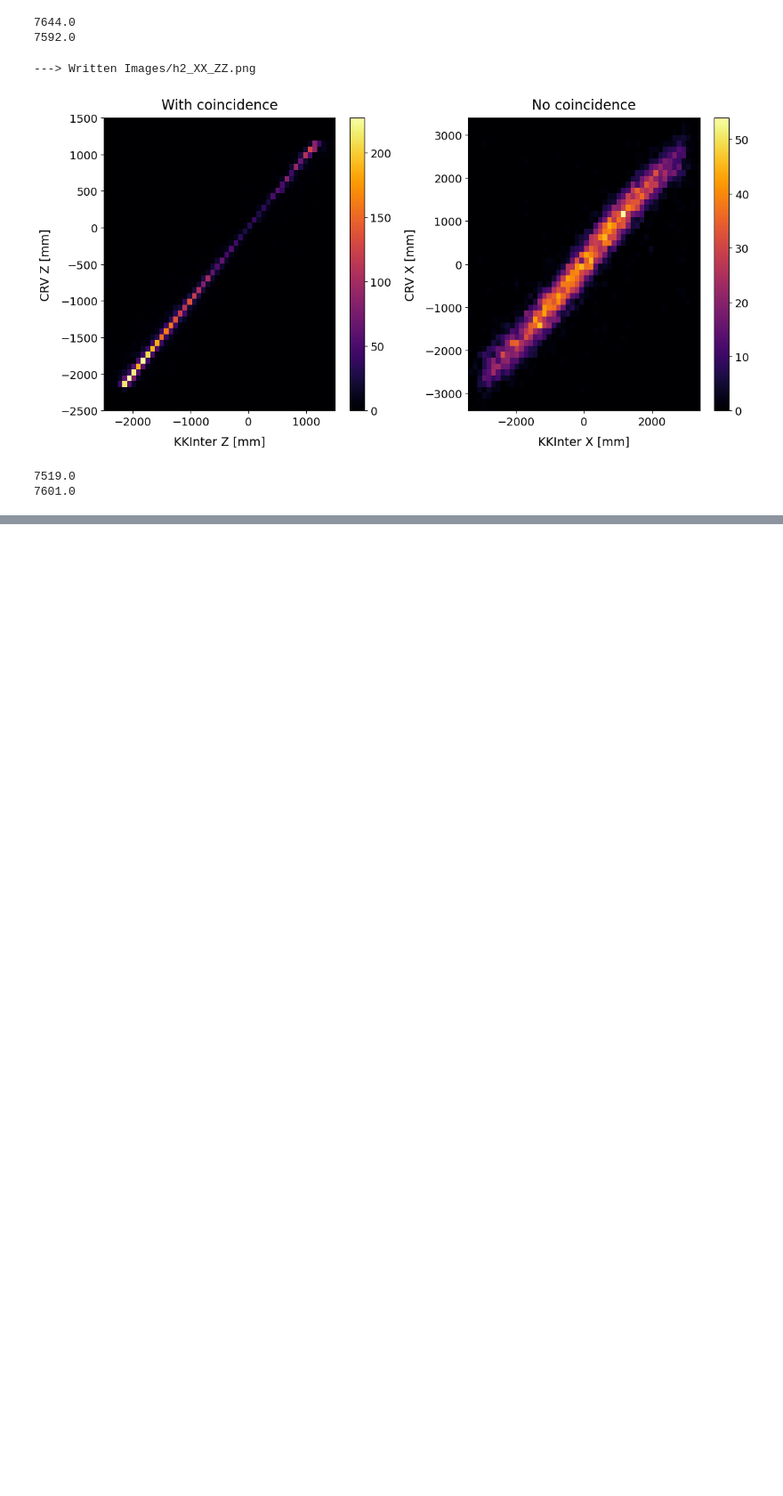
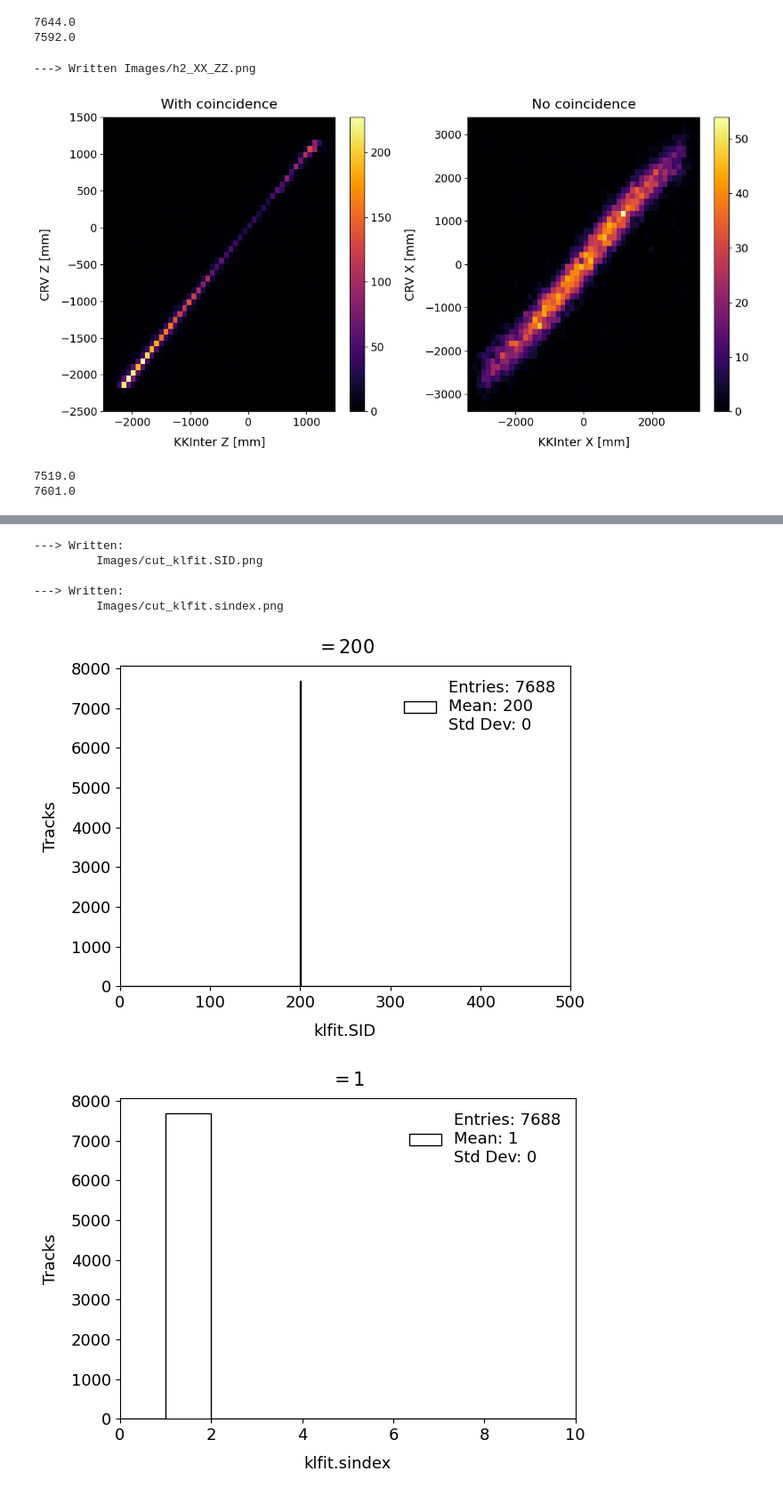
Before and after one commit to sam-grant/CRVSim, a Jupyter notebook: Analyses/Jupyter/CompCRV.ipynb, the cells around one changed output, grey strips where cells are left out. Shown: that part at 89% size. Saved outputs shown, nothing was run; the diff lists cells and outputs as text; code cells hidden in the pictures; blank space fills up the shorter version.

```diff
--- a/Analyses/Jupyter/CompCRV.ipynb
+++ b/Analyses/Jupyter/CompCRV.ipynb
@@ -298,0 +329,12 @@ print(h2_ZZ.sum())
+# %%
+# KLCRV1
+Plot1D(ak.flatten(withCRV["klfit"]["sid"], axis=None), nbins=500, xmin=0, xmax=500, xlabel="klfit.SID", ylabel="Tracks", title="$=200$", fout="Images/cut_klfit.SID.png")
+Plot1D(ak.flatten(withCRV["klfit"]["sindex"], axis=None), nbins=10, xmin=0, xmax=10, xlabel="klfit.sindex", ylabel="Tracks", title="$=1$", fout="Images/cut_klfit.sindex.png")
+# %% [output]
+---> Written:
+         Images/cut_klfit.SID.png
+
+---> Written:
+         Images/cut_klfit.sindex.png
+[figure, added]
+[figure, added]
```
Also changed, not shown: parts of 9 cells of this notebook, 1 other file.
